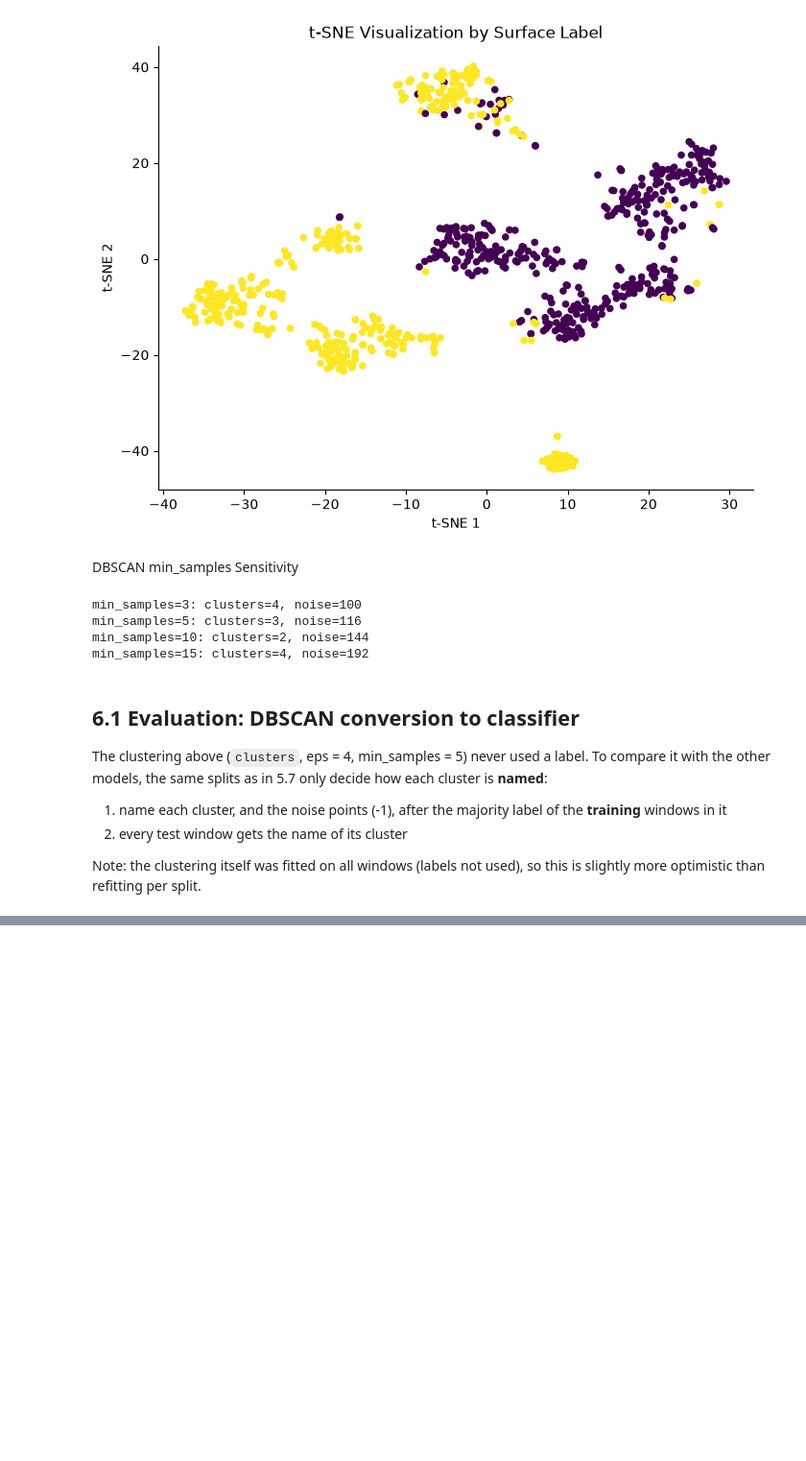
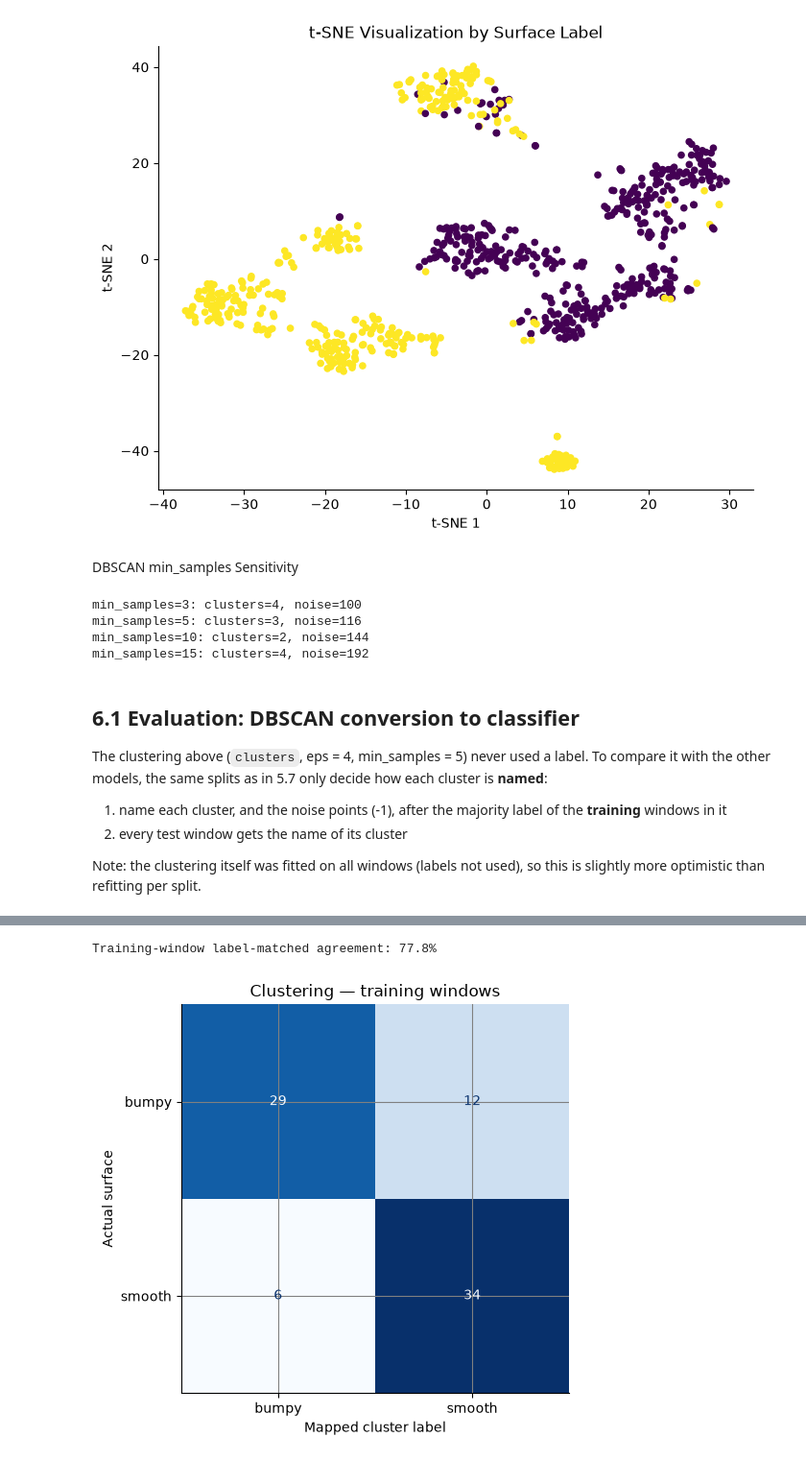
Before and after one commit to kostasparma/Machine_Learning_for_rides, a Jupyter notebook: group19.ipynb, the cells around one changed output, grey strips where cells are left out. Shown at 96% size. Saved outputs shown, nothing was run; the diff lists cells and outputs as text; code cells hidden in the pictures; blank space fills up the shorter version.

```diff
--- a/group19.ipynb
+++ b/group19.ipynb
@@ -2463,0 +3669,6 @@ saved to D:\2-Courses\5ARE0-Project\Machine_Learning_for_rides\artifacts\results
+# %%
+from sklearn.preprocessing import LabelEncoder
+
+label_encoder = LabelEncoder()
+
+y_train_encoded = label_encoder.fit_transform(y_train)
@@ -2463,0 +3760,59 @@ saved to D:\2-Courses\5ARE0-Project\Machine_Learning_for_rides\artifacts\results
+# %%
+from sklearn.metrics import ConfusionMatrixDisplay
+
+def evaluate_clustering(clusters, true_labels):
+    """Evaluate two clusters against encoded binary labels on the same rows.
+
+    Choose the better label permutation, plot its confusion matrix, and
+    return agreement and mapped labels. Intended for training exploration;
+    it chooses the mapping using the labels supplied to this function."""
+    true_labels = np.asarray(true_labels)
+
+    # Check both possible cluster-to-class mappings.
+    accuracy_original = np.mean(clusters == true_labels)
+    accuracy_swapped = np.mean((1 - clusters) == true_labels)
+
+    if accuracy_swapped > accuracy_original:
+        predicted_labels = 1 - clusters
+    else:
+        predicted_labels = clusters.copy()
+
+    accuracy = np.mean(predicted_labels == true_labels)
+
+    print(f"Training-window label-matched agreement: {accuracy:.1%}")
+
+    # Use the SAME mapping for accuracy and the confusion matrix.
+    cm = confusion_matrix(
+        true_labels,
+        predicted_labels,
+        labels=[0, 1]
+    )
+
+    fig, ax = plt.subplots(figsize=(6, 5))
+
+    ConfusionMatrixDisplay(
+        confusion_matrix=cm,
+        display_labels=label_encoder.classes_
+    ).plot(
+        ax=ax,
+        cmap="Blues",
+        values_format="d",
+        colorbar=False
+    )
+
+    ax.set_title("Clustering — training windows")
+    ax.set_xlabel("Mapped cluster label")
+    ax.set_ylabel("Actual surface")
+    plt.tight_layout()
+    plt.show()
+
+    return accuracy, predicted_labels
+
+
+clustering_accuracy, mapped_labels = evaluate_clustering(
+    clusters,
+    y_train_encoded
+)
+# %% [output]
+Training-window label-matched agreement: 77.8%
+[figure, added]
```
Also changed, not shown: parts of 64 cells of this notebook.
